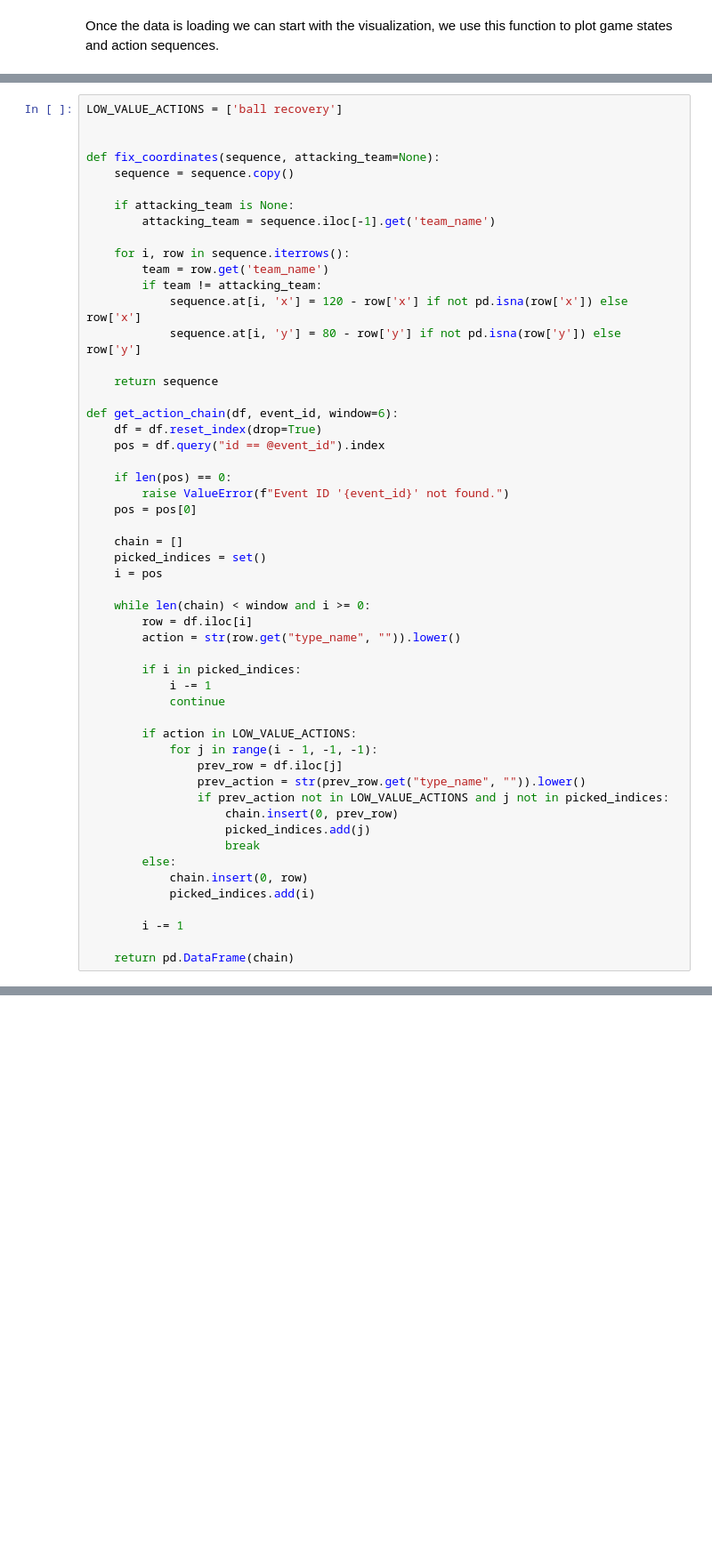
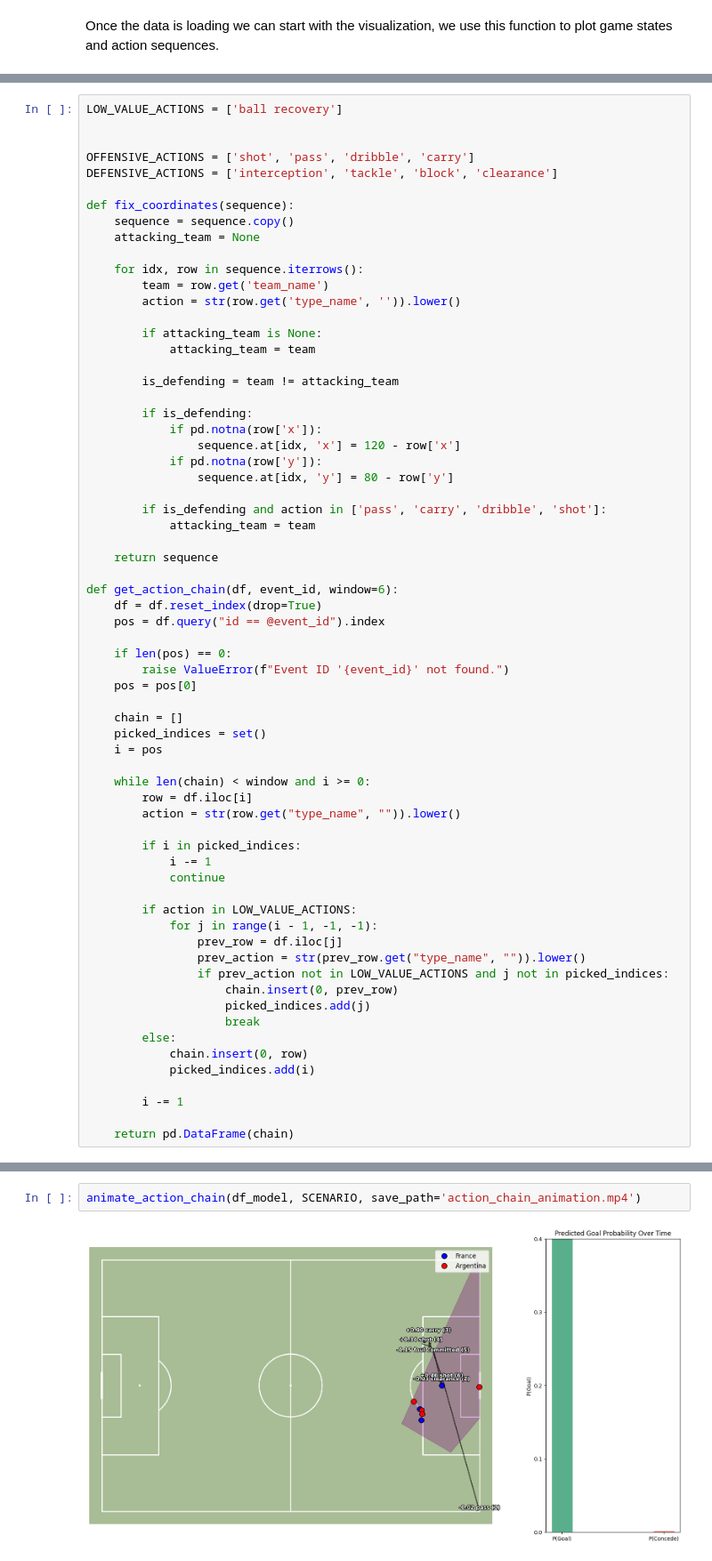
Before and after one commit to manueltuor/Data-Science-Project, a Jupyter notebook: 3_Result_Visualization.ipynb, the cells around one changed output, grey strips where cells are left out. Shown: that part at 89% size. Cells and saved outputs as stored; diff of their text form; blank space fills up the shorter version.

Commit message:
cooked with gorgeous animation

```diff
--- a/3_Result_Visualization.ipynb
+++ b/3_Result_Visualization.ipynb
@@ -62,17 +65,30 @@ Team: Argentina
 LOW_VALUE_ACTIONS = ['ball recovery']
 
 
-def fix_coordinates(sequence, attacking_team=None):
+OFFENSIVE_ACTIONS = ['shot', 'pass', 'dribble', 'carry']
+DEFENSIVE_ACTIONS = ['interception', 'tackle', 'block', 'clearance']
+
+def fix_coordinates(sequence):
     sequence = sequence.copy()
+    attacking_team = None
 
-    if attacking_team is None:
-        attacking_team = sequence.iloc[-1].get('team_name')
+    for idx, row in sequence.iterrows():
+        team = row.get('team_name')
+        action = str(row.get('type_name', '')).lower()
 
-    for i, row in sequence.iterrows():
-        team = row.get('team_name')
-        if team != attacking_team:
-            sequence.at[i, 'x'] = 120 - row['x'] if not pd.isna(row['x']) else row['x']
-            sequence.at[i, 'y'] = 80 - row['y'] if not pd.isna(row['y']) else row['y']
+        if attacking_team is None:
+            attacking_team = team
+
+        is_defending = team != attacking_team
+
+        if is_defending:
+            if pd.notna(row['x']):
+                sequence.at[idx, 'x'] = 120 - row['x']
+            if pd.notna(row['y']):
+                sequence.at[idx, 'y'] = 80 - row['y']
+
+        if is_defending and action in ['pass', 'carry', 'dribble', 'shot']:
+            attacking_team = team
 
     return sequence
 
@@ -202,0 +421,4 @@ plot_action_chain_by_id(df_model, "17949ad2-d653-49cb-95e4-2efe585438dc")
+# %%
+animate_action_chain(df_model, SCENARIO, save_path='action_chain_animation.mp4')
+# %% [output]
+[figure, added]
```
Also changed, not shown: parts of 7 cells of this notebook.
